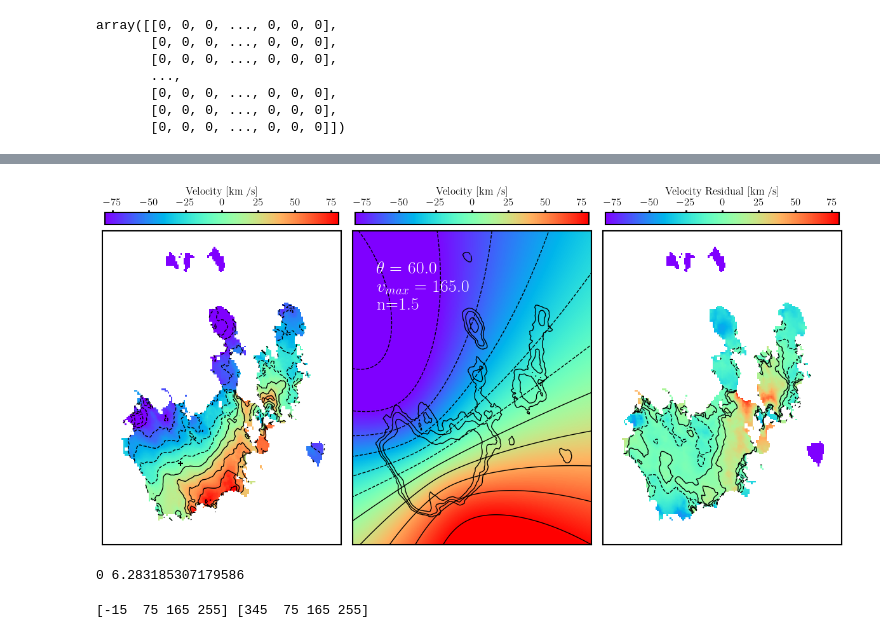
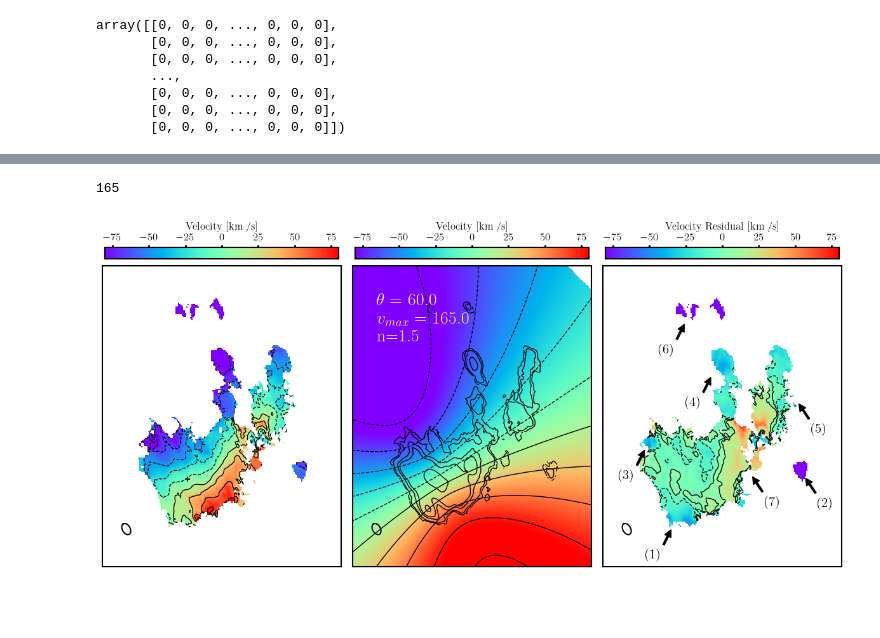
Before and after one commit to HSouch/CUBESPA, a Jupyter notebook: notebooks/Flux Testing.ipynb, the cells around one changed output, grey strips where cells are left out. Saved outputs shown, nothing was run; the diff lists cells and outputs as text; code cells hidden in the pictures; blank space fills up the shorter version.

```diff
--- a/notebooks/Flux Testing.ipynb
+++ b/notebooks/Flux Testing.ipynb
@@ -445,52 +477,70 @@ mod.write_model("../personal/VelocityModel.dat")
 
 fig, ax = plt.subplots(1, 3, figsize=(12, 6), facecolor="white")
 
-xmin, xmax, ymin, ymax = phangs.limits
+xmin, xmax, ymin, ymax = cubespa.pad_limits(phangs.limits, 15)
 dx, dy = xmax - xmin, ymax - ymin
 
 ys, xs = np.mgrid[:data_vel.shape[0], :data_vel.shape[1]]
+
+co_levels = [2, 4,  12, 20, 50, 200]
+mom0_rms = phangs.cube_rms * np.sqrt(len(phangs.velocities))
 
 
 im1 = ax[0].imshow(data_vel, cmap="rainbow", origin="lower", vmin=-80, vmax=80)
 im2 = ax[1].imshow(vmod, cmap="rainbow", origin="lower", vmin=-80, vmax=80)
 
 im3 = ax[2].imshow(data_vel - vmod, cmap="rainbow", origin="lower", vmin=-80, vmax=80)
 
 #ax[0].contour(xs, ys, vmod, colors="black", levels=np.linspace(-vmax, vmax, 20), linewidths=1)
-ax[0].contour(xs, ys, data_vel, colors="black", levels=np.linspace(-vmax, vmax, 20), linewidths=1)
-ax[1].contour(xs, ys, vmod, colors="black", levels=np.linspace(-vmax, vmax, 20), linewidths=1)
-ax[1].contour(xs, ys, data_co, colors="black", levels=[0.1, 0.2, 0.4], linewidths=1)
+print(vmax)
+dv = 20
+ax[0].contour(xs, ys, data_vel, colors="black", levels=np.arange(-vmax, vmax + dv, dv), linewidths=1)
+ax[1].contour(xs, ys, vmod, colors="black", levels=np.arange(-vmax, vmax + dv, dv), linewidths=1)
+ax[1].contour(xs, ys, data_co, colors="black", levels=[mom0_rms * i for i in co_levels], linewidths=1)
 
 ax[2].contour(xs, ys, data_vel - vmod, colors="black", levels=[-10, 0, 10], linewidths=1)
 
 ax[0].scatter(stellar_x, stellar_y, color="black", marker="+")
 
 
 ax[1].text(xmin + dx / 10, ymax - dy/4, r'$\theta$ = ' + f'{pa_deg:.1f}\n' + r'$v_{max} =$ ' + f'{vmax:.1f}\n n={n}', color="white", fontsize=20)
 
 
+fontsize=15
+arrowprops = dict(facecolor='black', shrink=0.08, width=2, headwidth=8, headlength=8)
+
+ax[2].annotate(f'(1)', xy=(110, 70), xytext=(90, 50), fontsize=fontsize, ha='left', va='center', color="black",
+            arrowprops=arrowprops)
+ax[2].annotate(f'(2)', xy=(210, 109), xytext=(220, 89), fontsize=fontsize, ha='left', va='center', color="black",
+            arrowprops=arrowprops)
+ax[2].annotate(f'(7)', xy=(170, 110), xytext=(180, 90), fontsize=fontsize, ha='left', va='center', color="black",
+            arrowprops=arrowprops)
+ax[2].annotate(f'(3)', xy=(90, 130), xytext=(70, 110), fontsize=fontsize, ha='left', va='center', color="black",
+            arrowprops=arrowprops)
+
+ax[2].annotate(f'(4)', xy=(140, 185), xytext=(120, 165), fontsize=fontsize, ha='left', va='center', color="black",
+            arrowprops=arrowprops)
+ax[2].annotate(f'(5)', xy=(205, 165), xytext=(215, 145), fontsize=fontsize, ha='left', va='center', color="black",
+            arrowprops=arrowprops)
+ax[2].annotate(f'(6)', xy=(120, 225), xytext=(100, 205), fontsize=fontsize, ha='left', va='center', color="black",
+            arrowprops=arrowprops)
+
 for axis in ax.flatten()[:]:
     axis.set_xlim(xmin, xmax)
     axis.set_ylim(ymin, ymax)
     axis.set_xticks([])
     axis.set_yticks([])
 
+    axis.plot(*phangs.get_beam_coords(xmin + dx/10, ymin + dy/8), color="black")
+
+
+
+
 plt.colorbar(mappable=im1, ax=ax[0], location="top", label = "Velocity [km /s]", fraction=0.035, pad=0.02)
 plt.colorbar(mappable=im2, ax=ax[1], location="top", label = "Velocity [km /s]", fraction=0.035, pad=0.02)
 plt.colorbar(mappable=im3, ax=ax[2], location="top", label = "Velocity Residual [km /s]", fraction=0.035, pad=0.02)
 plt.tight_layout()
 plt.savefig('../personal/velocity_residual.pdf', dpi=150)
 # %% [output]
+165
-[figure, old version]
+[figure, new version]
-# %%
-azimuthal_plot(data_vel - vmod, phangs, np.arange(15, 150, 20) + 5, log_img=False, vlims=[-50, 50], cmap="rainbow",
-               colorbar_label=r'Velocity Residual [km/s]', clockwise=False, q0=-15, plot_sums=False,
-               outname="../personal/PubPlots/Azimuthal_VelocityResid.pdf")
-# %% [output]
-0 6.283185307179586
-# %%
-qs = np.array([-15, 75, 165, 255])
-
-print(qs, qs % 360)
-# %% [output]
-[-15  75 165 255] [345  75 165 255]
```
Also changed, not shown: parts of 6 cells of this notebook, 5 other files.
